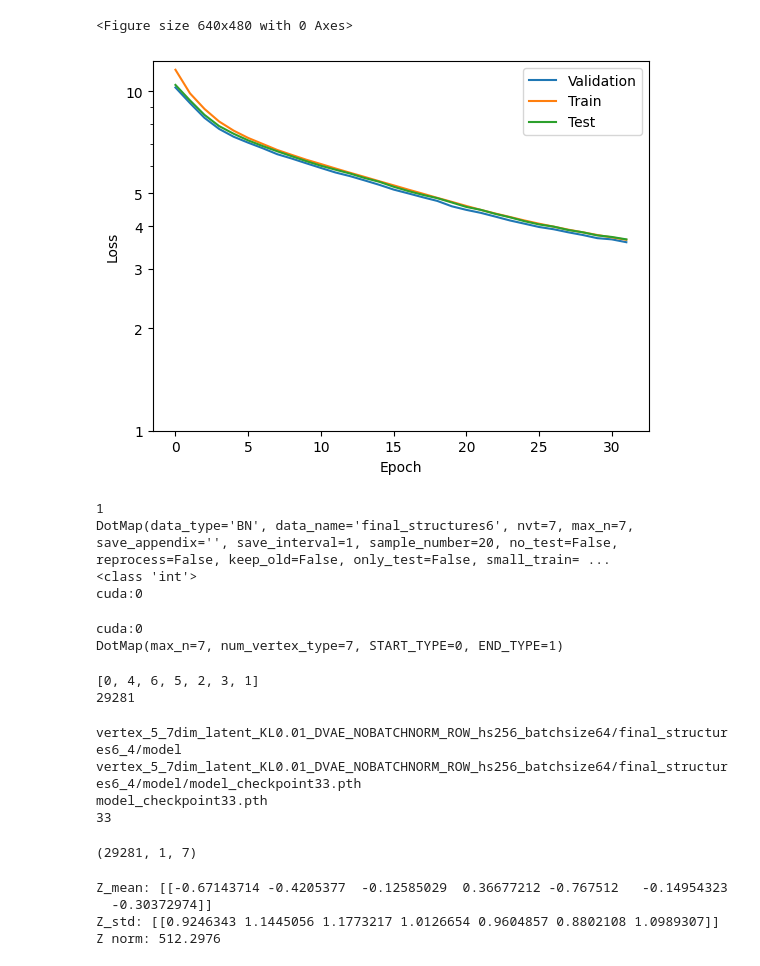
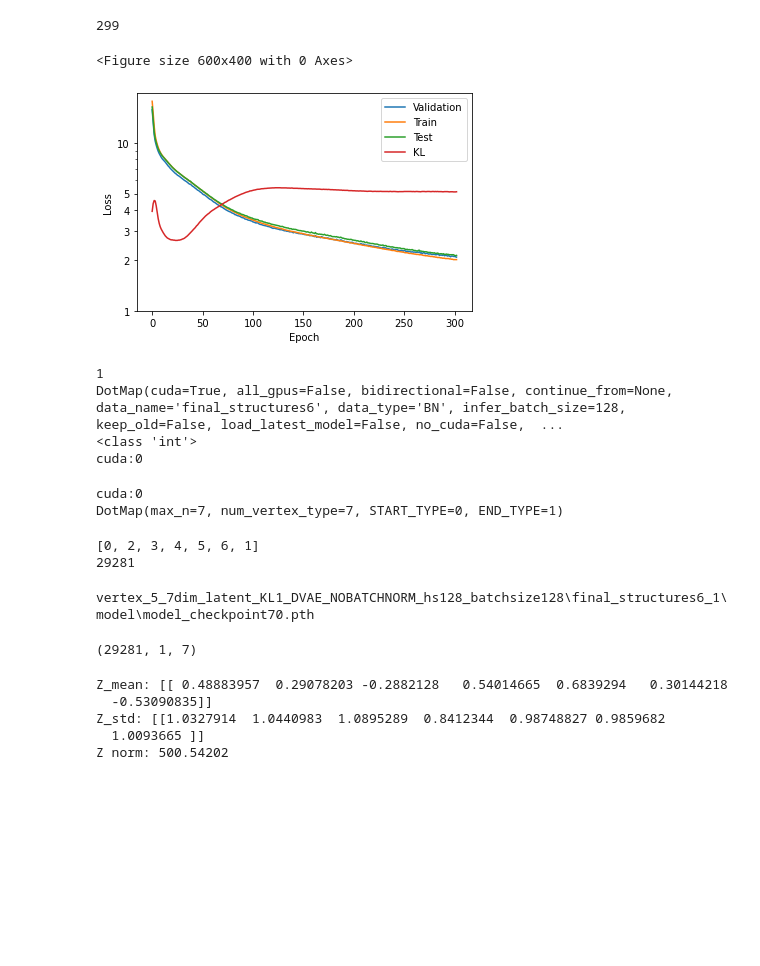
Before and after one commit to drigba/D-VAE, a Jupyter notebook: visualize.ipynb, the cells around one changed output. Cells and saved outputs as stored; diff of their text form; code cells hidden in the pictures; blank space fills up the shorter version.

```diff
--- a/visualize.ipynb
+++ b/visualize.ipynb
@@ -36,7 +36,7 @@ import re
 import visualize_util
 from visualize_util import *
 
-p = os.path.join("vertex_5_7dim_latent_KL0.01_DVAE_NOBATCHNORM_ROW_hs256_batchsize64","final_structures6_4")
+p = os.path.join("vertex_5_7dim_latent_KL1_DVAE_NOBATCHNORM_hs128_batchsize128","final_structures6_1")
 vis_path = os.path.join(p, "evaluation")
 csv_file_path = "summary.csv"
 if( not os.path.exists(vis_path)):
@@ -53,28 +53,31 @@ args = DotMap(argsJSON)
 df5 = pd.read_csv(os.path.join(p,"train_loss.txt"), sep= " ")
 
 ix=df5.iloc[:,[0,2]].sum(1).idxmin()
-# print(ix)
+print(ix)
 # print(df5.iloc[[300]])
+# %% [output]
+299
 # %%
 plt.figure(dpi = 100)
 fig1, ax1 = plt.subplots()
 ax1.plot(df5.iloc[:,3], label='Validation')
 ax1.plot(df5.iloc[:,0], label='Train')
 ax1.plot(df5.iloc[:,4], label='Test')
+ax1.plot(df5.iloc[:,2], label='KL')
 ax1.get_yaxis().set_major_formatter(matplotlib.ticker.ScalarFormatter())
 ax1.set_yscale('log')
 ax1.set_ylabel('Loss')
 ax1.set_xlabel('Epoch')
 
 
 ax1.legend()
 ax1.set_yticks([10,5,4,3,2,1])
 ax1.set_yticklabels([10,5,4,3,2,1])
 ax1.get_yaxis().get_major_formatter().labelOnlyBase = False
 # plt.plot(df3.iloc[:2949,4], label='Total')
 # %% [output]
-<Figure size 640x480 with 0 Axes>
+<Figure size 600x400 with 0 Axes>
-[figure, old version]
+[figure, new version]
 # %%
 
 print(args.seed)
@@ -92,7 +95,7 @@ random.seed(args.seed)
 print(device)
 # %% [output]
 1
-DotMap(data_type='BN', data_name='final_structures6', nvt=7, max_n=7, save_appendix='', save_interval=1, sample_number=20, no_test=False, reprocess=False, keep_old=False, only_test=False, small_train= ...
+DotMap(cuda=True, all_gpus=False, bidirectional=False, continue_from=None, data_name='final_structures6', data_type='BN', infer_batch_size=128, keep_old=False, load_latest_model=False, no_cuda=False,  ...
 <class 'int'>
 cuda:0
 # %%
@@ -159,29 +162,27 @@ print(all_data[0].vs["type"])
 # print(all_data[1].vs["type"])
 print(len(all_data))
 # %% [output]
-[0, 4, 6, 5, 2, 3, 1]
+[0, 2, 3, 4, 5, 6, 1]
 29281
 # %%
 
 model_dir = os.path.join(p, "model")
-print(model_dir)
-files = [os.path.join(model_dir, file) for file in os.listdir(model_dir)]
-latest_checkpoint = max(files, key= os.path.getctime)
+# print(model_dir)
+# files = [os.path.join(model_dir, file) for file in os.listdir(model_dir)]
+# file_dict = {int(re.findall(r'\d+', Path(file).name)[0]):file for file in files}
+# f_l = [int(re.findall(r'\d+', Path(file).name)[0]) for file in files]
+# max_epoch = max(file_dict.keys())
+
+# last_epoch = file_dict[max_epoch]
+# print(last_epoch)
+# load_module_state(model,last_epoch)
+
+max_epoch = 70
+latest_checkpoint = os.path.join(model_dir,"model_checkpoint"+str(max_epoch)+".pth")
 print(latest_checkpoint)
-latest_checkpoint_filename = Path(latest_checkpoint).name
-print(latest_checkpoint_filename)
-last_epoch = re.findall(r'\d+', latest_checkpoint_filename)
-print(last_epoch[0])
-
-# q = 563
-# latest_checkpoint = os.path.join(model_dir,"model_checkpoint"+str(q)+".pth")
-# print(latest_checkpoint)
 load_module_state(model,latest_checkpoint)
 # %% [output]
-vertex_5_7dim_latent_KL0.01_DVAE_NOBATCHNORM_ROW_hs256_batchsize64/final_structures6_4/model
-vertex_5_7dim_latent_KL0.01_DVAE_NOBATCHNORM_ROW_hs256_batchsize64/final_structures6_4/model/model_checkpoint33.pth
-model_checkpoint33.pth
-33
+vertex_5_7dim_latent_KL1_DVAE_NOBATCHNORM_hs128_batchsize128\final_structures6_1\model\model_checkpoint70.pth
 # %%
 # ENCODE ALL DATA
 
@@ -244,7 +245,8 @@ print("Z_mean: " + str(latents.mean(0)))
 print("Z_std: " + str(latents.std(0)))
 print("Z norm: " + str(np.linalg.norm(latents)))
 # %% [output]
-Z_mean: [[-0.67143714 -0.4205377  -0.12585029  0.36677212 -0.767512   -0.14954323
-  -0.30372974]]
-Z_std: [[0.9246343 1.1445056 1.1773217 1.0126654 0.9604857 0.8802108 1.0989307]]
-Z norm: 512.2976
+Z_mean: [[ 0.48883957  0.29078203 -0.2882128   0.54014665  0.6839294   0.30144218
+  -0.53090835]]
+Z_std: [[1.0327914  1.0440983  1.0895289  0.8412344  0.98748827 0.9859682
+  1.0093665 ]]
+Z norm: 500.54202
```
Also changed, not shown: parts of 25 cells of this notebook, 1 other file.
